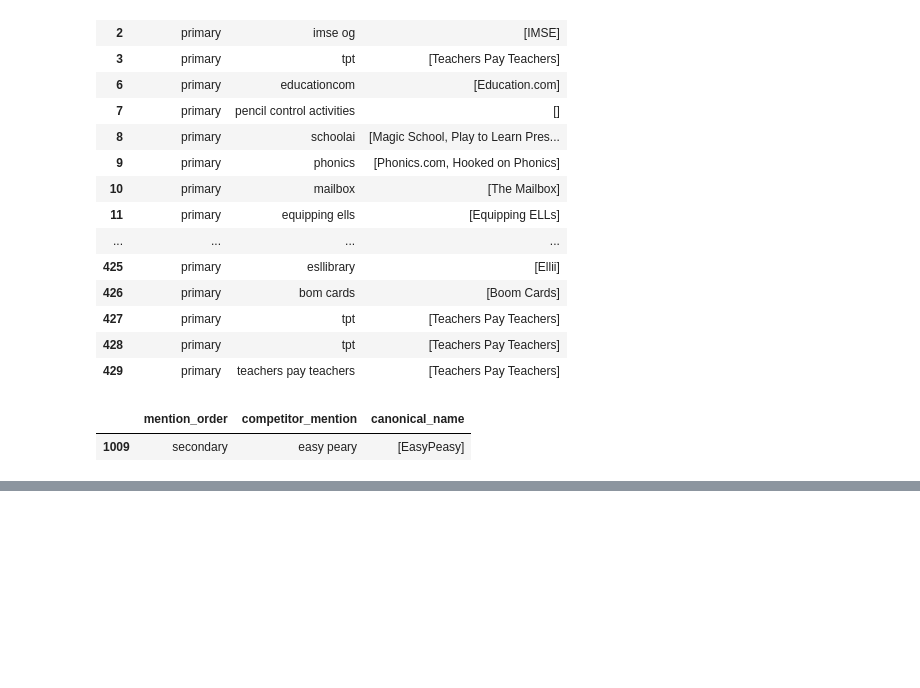
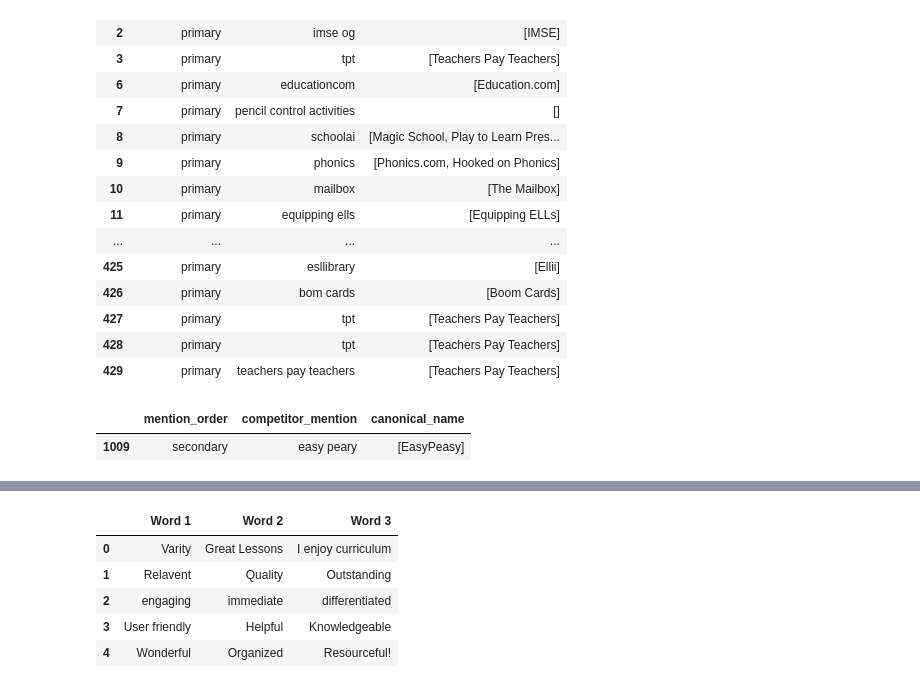
Before and after one commit to lynn-twinkl/joe_competitor_survey_analysis, a Jupyter notebook: draft-notebook.ipynb, the cells around one changed output, grey strips where cells are left out. Saved outputs shown, nothing was run; the diff lists cells and outputs as text; code cells hidden in the pictures; blank space fills up the shorter version.

```diff
--- a/draft-notebook.ipynb
+++ b/draft-notebook.ipynb
@@ -463,0 +486,11 @@ fig.show()
+# %%
+words_df = raw_df.iloc[:,[9,10,11]].copy()
+
+words_df.head()
+# %% [output]
+|  | Word 1 | Word 2 | Word 3 |
+| 0 | Varity | Great Lessons | I enjoy curriculum |
+| 1 | Relavent | Quality | Outstanding |
+| 2 | engaging | immediate | differentiated |
+| 3 | User friendly | Helpful | Knowledgeable |
+| 4 | Wonderful | Organized | Resourceful! |
```
Also changed, not shown: parts of 14 cells of this notebook.
